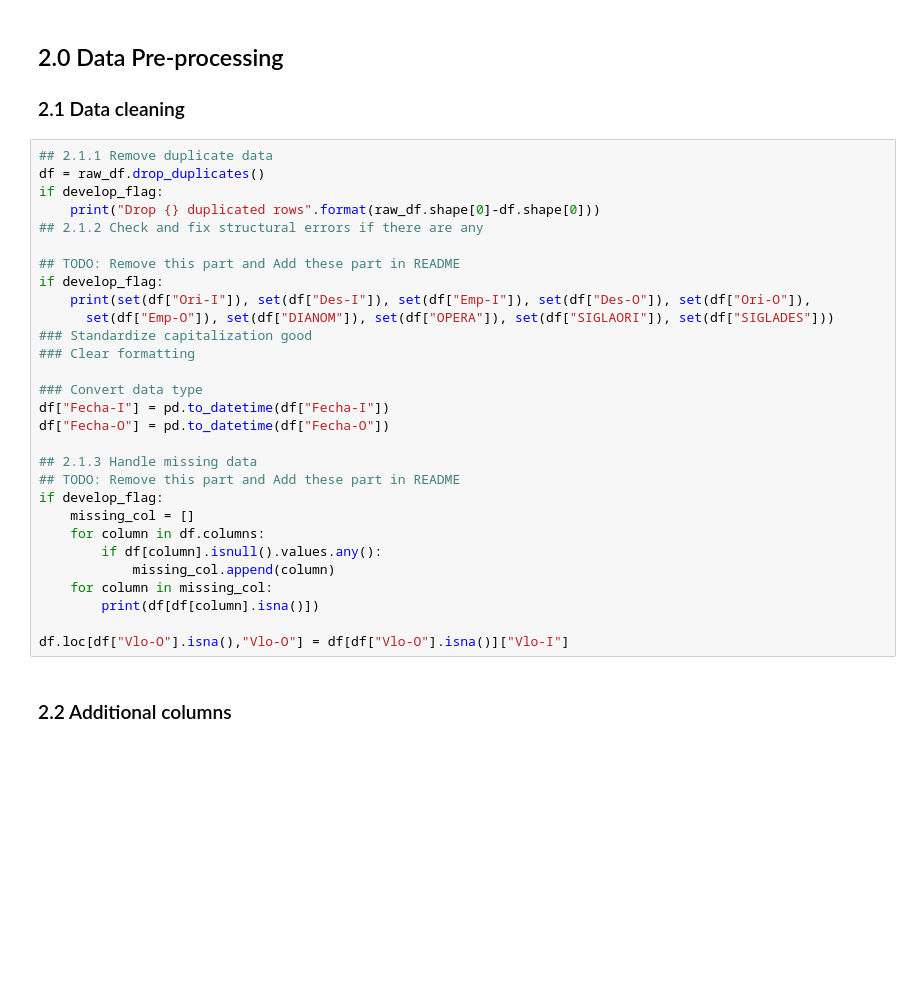
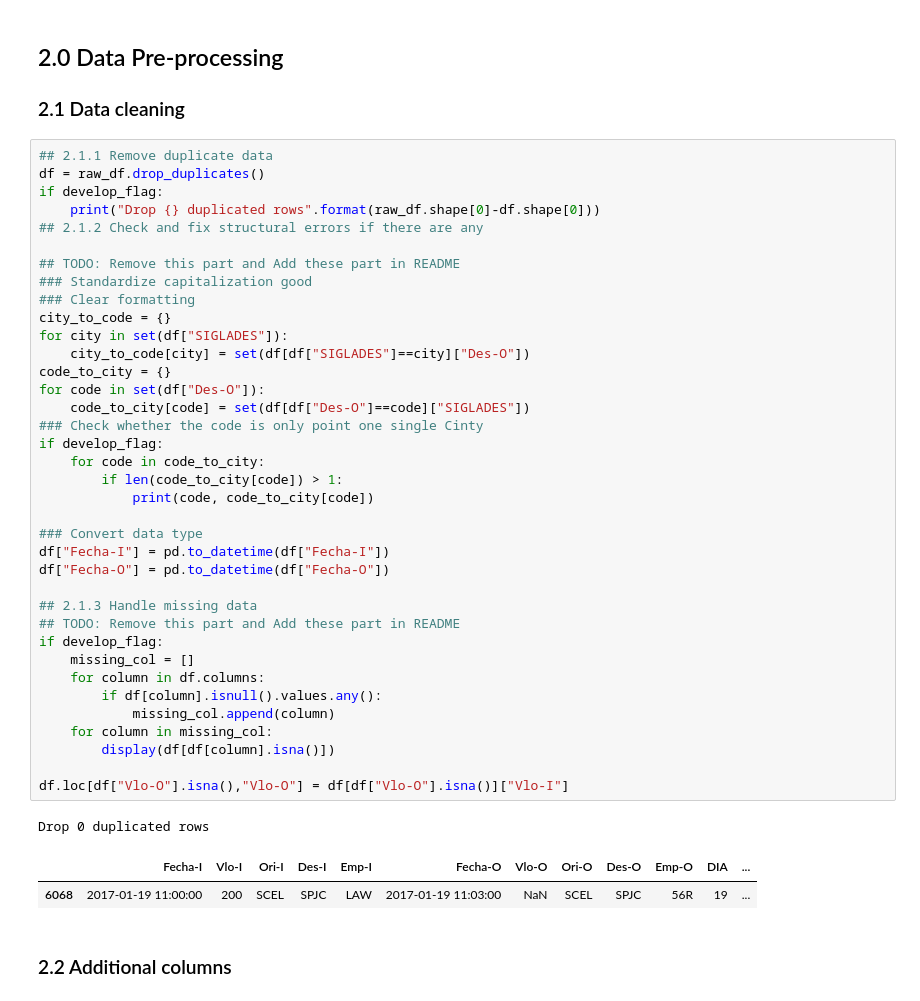
Before and after one commit to jojo-1998/Challenge-Data-Scientist---Wen-Li, a Jupyter notebook: solution.ipynb, the cells around one changed output. Drawn from its saved outputs; the diff is of its cells as text; blank space fills up the shorter version.

```diff
--- a/solution.ipynb
+++ b/solution.ipynb
@@ -23,32 +38,44 @@ if develop_flag:
 # %%
 ## 2.1.1 Remove duplicate data
 df = raw_df.drop_duplicates()
 if develop_flag:
     print("Drop {} duplicated rows".format(raw_df.shape[0]-df.shape[0]))
 ## 2.1.2 Check and fix structural errors if there are any
 
 ## TODO: Remove this part and Add these part in README
-if develop_flag:
-    print(set(df["Ori-I"]), set(df["Des-I"]), set(df["Emp-I"]), set(df["Des-O"]), set(df["Ori-O"]),
-      set(df["Emp-O"]), set(df["DIANOM"]), set(df["OPERA"]), set(df["SIGLAORI"]), set(df["SIGLADES"]))
 ### Standardize capitalization good
 ### Clear formatting
+city_to_code = {}
+for city in set(df["SIGLADES"]):
+    city_to_code[city] = set(df[df["SIGLADES"]==city]["Des-O"])
+code_to_city = {}
+for code in set(df["Des-O"]):
+    code_to_city[code] = set(df[df["Des-O"]==code]["SIGLADES"])
+### Check whether the code is only point one single Cinty
+if develop_flag:
+    for code in code_to_city:
+        if len(code_to_city[code]) > 1:
+            print(code, code_to_city[code])
 
 ### Convert data type
 df["Fecha-I"] = pd.to_datetime(df["Fecha-I"])
 df["Fecha-O"] = pd.to_datetime(df["Fecha-O"])
 
 ## 2.1.3 Handle missing data
 ## TODO: Remove this part and Add these part in README
 if develop_flag:
     missing_col = []
     for column in df.columns:
         if df[column].isnull().values.any():
             missing_col.append(column)
     for column in missing_col:
-        print(df[df[column].isna()])
+        display(df[df[column].isna()])
 
 df.loc[df["Vlo-O"].isna(),"Vlo-O"] = df[df["Vlo-O"].isna()]["Vlo-I"]
+# %% [output]
+Drop 0 duplicated rows
+|  | Fecha-I | Vlo-I | Ori-I | Des-I | Emp-I | Fecha-O | Vlo-O | Ori-O | Des-O | Emp-O | DIA | ... |
+| 6068 | 2017-01-19 11:00:00 | 200 | SCEL | SPJC | LAW | 2017-01-19 11:03:00 | NaN | SCEL | SPJC | 56R | 19 | ... |
 # %% [markdown]
 ### 2.2 Additional columns
 # %%
```
Also changed, not shown: parts of 23 cells of this notebook.
